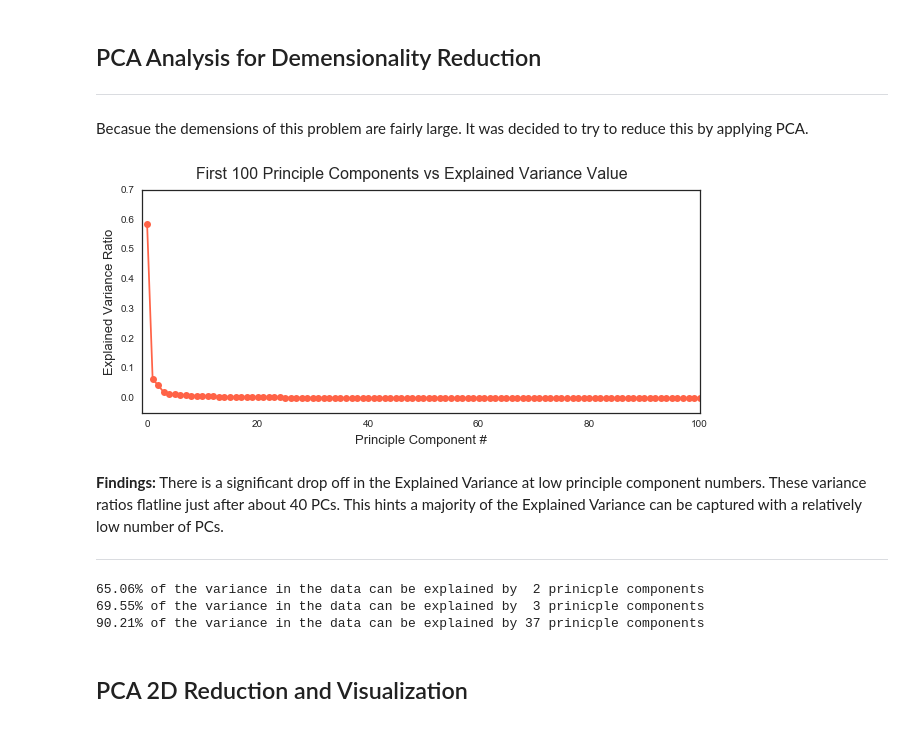
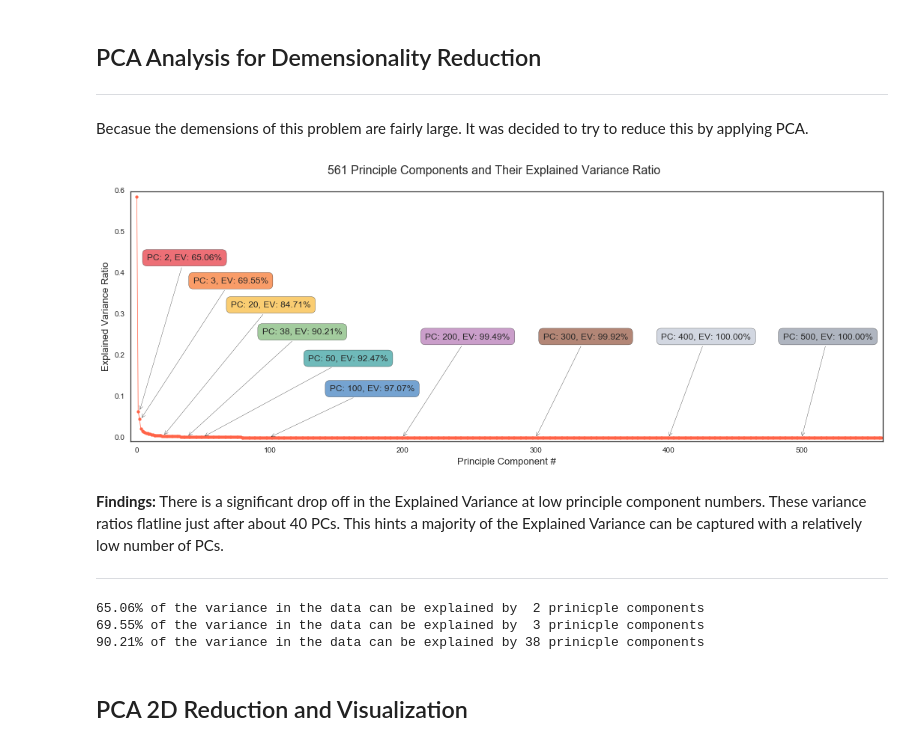
Before and after one commit to todddangerfarr/mlnd-p5-capstone-wearables-activity-tracking, a Jupyter notebook: human-activities-and-postural-transitions.ipynb, the cells around one changed output. Drawn from its saved outputs; the diff is of its cells as text; code cells hidden in the pictures.

Commit message:
Improvements: Improved the PCA Explained Variance Plot and cleaned up some of the code.

```diff
--- a/human-activities-and-postural-transitions.ipynb
+++ b/human-activities-and-postural-transitions.ipynb
@@ -207,29 +207,47 @@ Becasue the demensions of this problem are fairly large. It was decided to try t
 # %%
 # Full PCA of same shape to see how much variance is captured by each PCA
 from sklearn.decomposition import PCA
 pca = PCA(n_components = X_train.shape[1], whiten=True)
 
 pca.fit(X_train)
 
 #plot PCA component vs it's explained Variance
-plt.figure(figsize=(10, 4))
+plt.figure(figsize=(18, 6))
 
 # plot limits
-plt.xlim([-1, 100])
-plt.ylim([-0.05, 0.7])
+plt.xlim([-5, 561])
+plt.ylim([-0.01, 0.6])
 
 # plot priniciple components
-plt.scatter([x for x in range(X_train.shape[1])], pca.explained_variance_ratio_, s=20, color='tomato')
-plt.plot([x for x in range(X_train.shape[1])], pca.explained_variance_ratio_, '-o', c='tomato')
+plt.scatter([x for x in range(X_train.shape[1])], pca.explained_variance_ratio_, s=15, color='tomato')
+plt.plot([x for x in range(X_train.shape[1])], pca.explained_variance_ratio_, '-', c='tomato', linewidth=0.75)
+
+# a few annotations
+colors = ['#EC5f67', '#F99157', '#FAC863', '#99C794', '#5FB3B3',
+          '#6699CC', '#C594C5', '#AB7967', '#CDD3DE', '#A7ADBA']
+
+# location tuples
+locs = [(10, 200), (70, 180), (90, 170), (100, 135), (140, 100),
+       (80, 60), (30, 130), (10, 130), (-10, 130), (-25, 130)]
+
+# points to mark
+points = [2, 3, 20, 38, 50, 100, 200, 300, 400, 500]
+
+for i, anno in enumerate(points):
+    plt.annotate('PC: {}, EV: {:.2f}%'.format(anno, np.sum(pca.explained_variance_ratio_[:anno]) * 100),
+                xy = (anno, pca.explained_variance_ratio_[anno - 1]), xytext = locs[i],
+                textcoords = 'offset points', ha = 'left', va = 'bottom', fontsize=12,
+                bbox = dict(boxstyle = 'round,pad=0.5', fc = colors[i], alpha = 0.9),
+                arrowprops = dict(arrowstyle = '->', connectionstyle = 'arc3,rad=0'))
 
 # set up plot annotations
-plt.suptitle("First 100 Principle Components vs Explained Variance Value", fontsize=16)
+plt.suptitle("561 Principle Components and Their Explained Variance Ratio", fontsize=16)
 plt.xlabel('Principle Component #', fontsize=13)
 plt.ylabel('Explained Variance Ratio', fontsize=13)
 
 plt.show()
 # %% [output]
-[figure, old version]
+[figure, new version]
 # %% [markdown]
 **Findings:** There is a significant drop off in the Explained Variance at low principle component numbers.  These variance ratios flatline just after about 40 PCs.  This hints a majority of the Explained Variance can be captured with a relatively low number of PCs.
 
@@ -248,12 +266,12 @@ for i, value in enumerate(pca.explained_variance_ratio_):
     variance_total += value
     if variance_total >= .9:  # stop at 90%
         print '{:.2f}% of the variance in the data can be explained by {} prinicple components'.format(
-            variance_total * 100, i)
+            variance_total * 100, i + 1)
         break #exit loop
 # %% [output]
 65.06% of the variance in the data can be explained by  2 prinicple components
 69.55% of the variance in the data can be explained by  3 prinicple components
-90.21% of the variance in the data can be explained by 37 prinicple components
+90.21% of the variance in the data can be explained by 38 prinicple components
 # %% [markdown]
 ## PCA 2D Reduction and Visualization
 # %%
```
Also changed, not shown: parts of 17 cells of this notebook, 7 other files.
